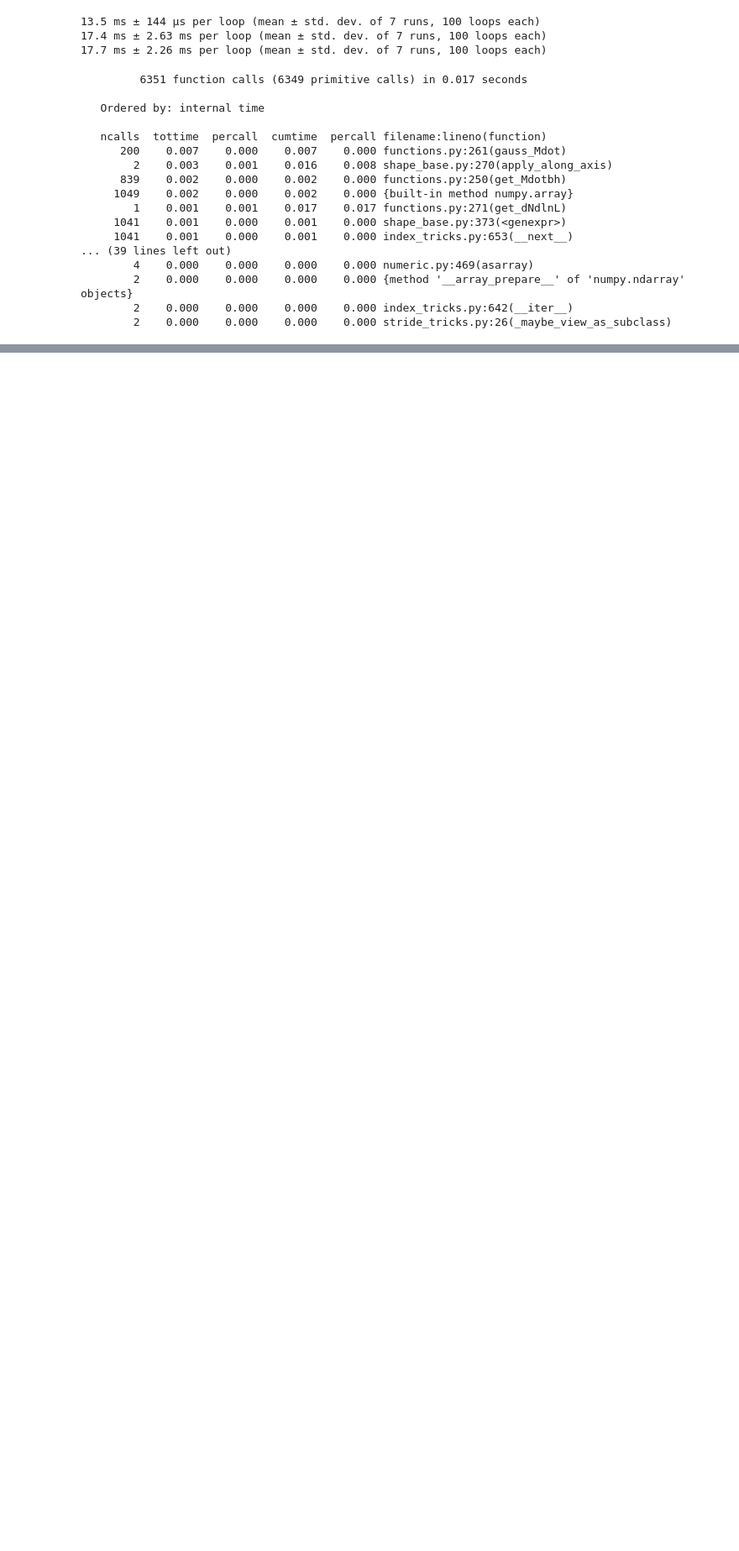
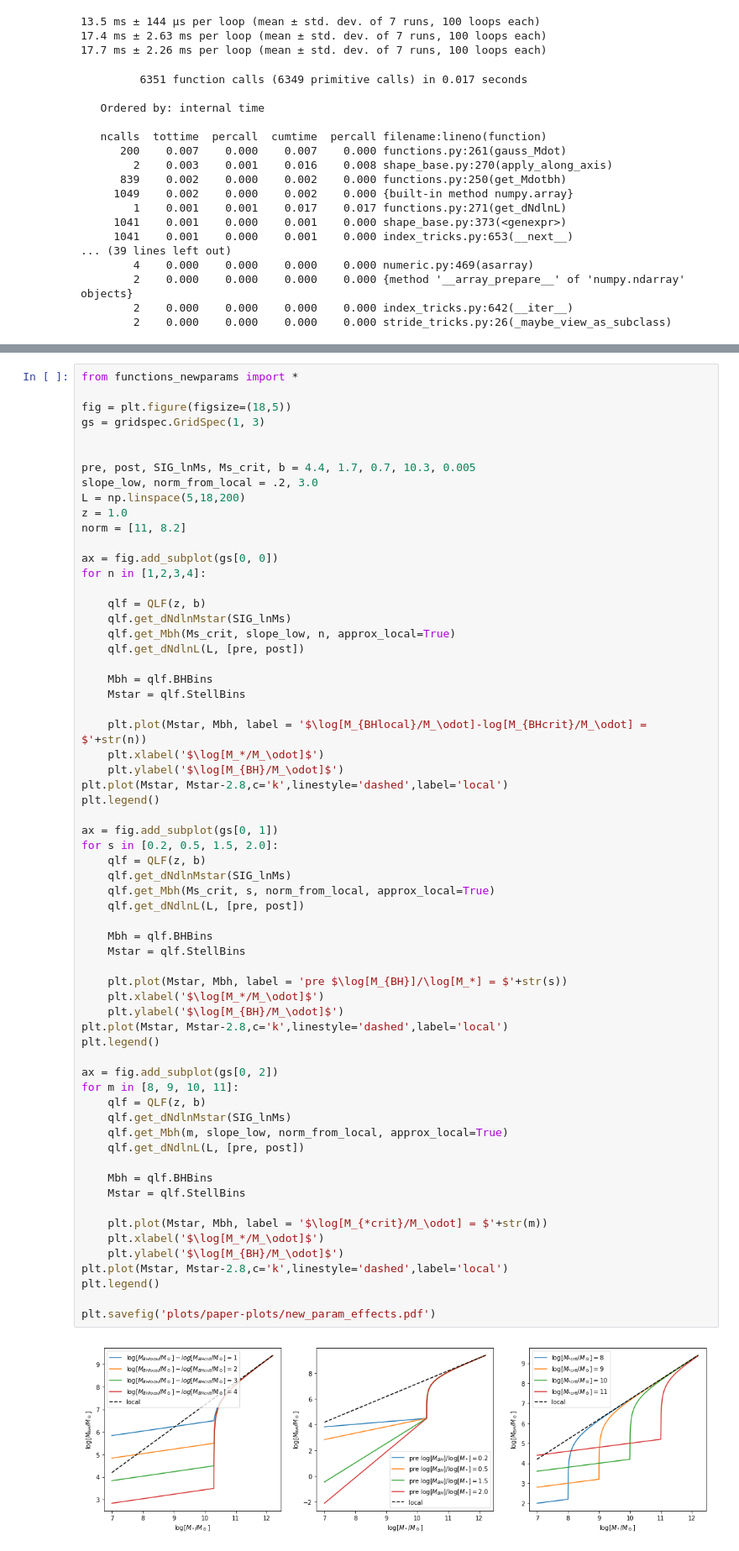
Before and after one commit to megantillman/get_QLF, a Jupyter notebook: paper_plots.ipynb, the cells around one changed output, grey strips where cells are left out. Shown at 84% size. Drawn from its saved outputs; the diff is of its cells as text; blank space fills up the shorter version.

```diff
--- a/paper_plots.ipynb
+++ b/paper_plots.ipynb
@@ -1301,0 +2030,65 @@ import math
+# %%
+from functions_newparams import *
+
+fig = plt.figure(figsize=(18,5))
+gs = gridspec.GridSpec(1, 3)
+
+
+pre, post, SIG_lnMs, Ms_crit, b = 4.4, 1.7, 0.7, 10.3, 0.005
+slope_low, norm_from_local = .2, 3.0
+L = np.linspace(5,18,200)
+z = 1.0
+norm = [11, 8.2]
+
+ax = fig.add_subplot(gs[0, 0])
+for n in [1,2,3,4]:
+
+    qlf = QLF(z, b)
+    qlf.get_dNdlnMstar(SIG_lnMs)
+    qlf.get_Mbh(Ms_crit, slope_low, n, approx_local=True)
+    qlf.get_dNdlnL(L, [pre, post])
+
+    Mbh = qlf.BHBins
+    Mstar = qlf.StellBins
+
+    plt.plot(Mstar, Mbh, label = '$\log[M_{BHlocal}/M_\odot]-log[M_{BHcrit}/M_\odot] = $'+str(n))
+    plt.xlabel('$\log[M_*/M_\odot]$')
+    plt.ylabel('$\log[M_{BH}/M_\odot]$')
+plt.plot(Mstar, Mstar-2.8,c='k',linestyle='dashed',label='local')
+plt.legend()
+
+ax = fig.add_subplot(gs[0, 1])
+for s in [0.2, 0.5, 1.5, 2.0]:
+    qlf = QLF(z, b)
+    qlf.get_dNdlnMstar(SIG_lnMs)
+    qlf.get_Mbh(Ms_crit, s, norm_from_local, approx_local=True)
+    qlf.get_dNdlnL(L, [pre, post])
+
+    Mbh = qlf.BHBins
+    Mstar = qlf.StellBins
+
+    plt.plot(Mstar, Mbh, label = 'pre $\log[M_{BH}]/\log[M_*] = $'+str(s))
+    plt.xlabel('$\log[M_*/M_\odot]$')
+    plt.ylabel('$\log[M_{BH}/M_\odot]$')
+plt.plot(Mstar, Mstar-2.8,c='k',linestyle='dashed',label='local')
+plt.legend()
+
+ax = fig.add_subplot(gs[0, 2])
+for m in [8, 9, 10, 11]:
+    qlf = QLF(z, b)
+    qlf.get_dNdlnMstar(SIG_lnMs)
+    qlf.get_Mbh(m, slope_low, norm_from_local, approx_local=True)
+    qlf.get_dNdlnL(L, [pre, post])
+
+    Mbh = qlf.BHBins
+    Mstar = qlf.StellBins
+
+    plt.plot(Mstar, Mbh, label = '$\log[M_{*crit}/M_\odot] = $'+str(m))
+    plt.xlabel('$\log[M_*/M_\odot]$')
+    plt.ylabel('$\log[M_{BH}/M_\odot]$')
+plt.plot(Mstar, Mstar-2.8,c='k',linestyle='dashed',label='local')
+plt.legend()
+
+plt.savefig('plots/paper-plots/new_param_effects.pdf')
+# %% [output]
+[figure, added]
```
Also changed, not shown: parts of 39 cells of this notebook, 1 other file.
